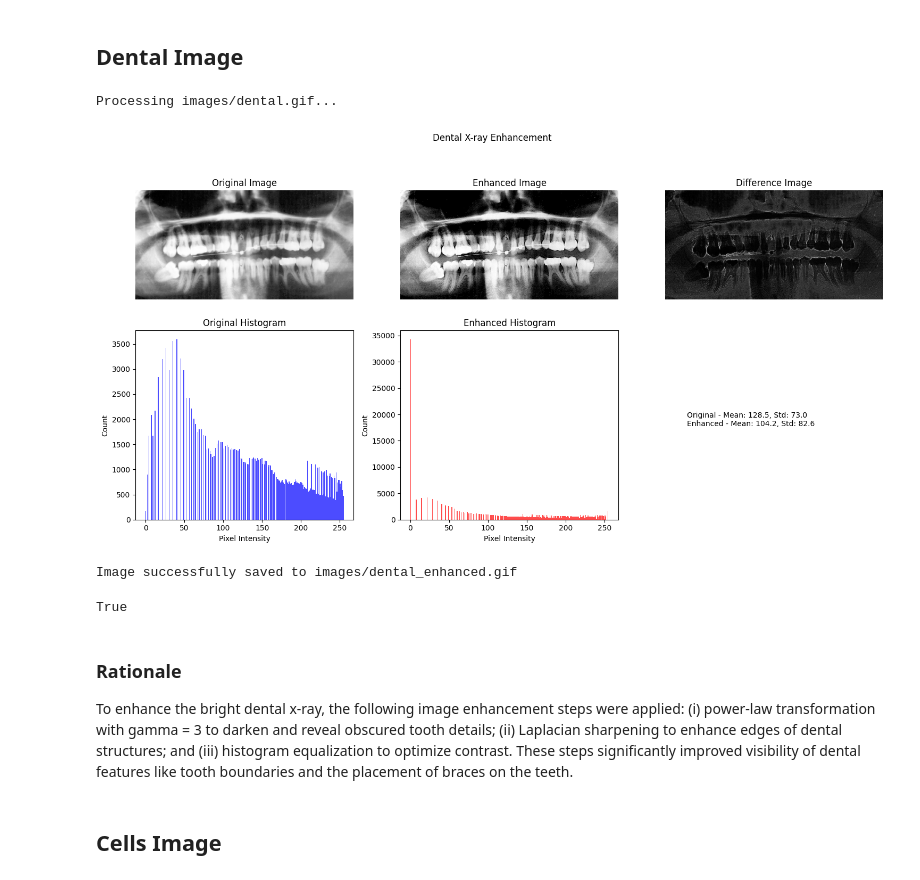
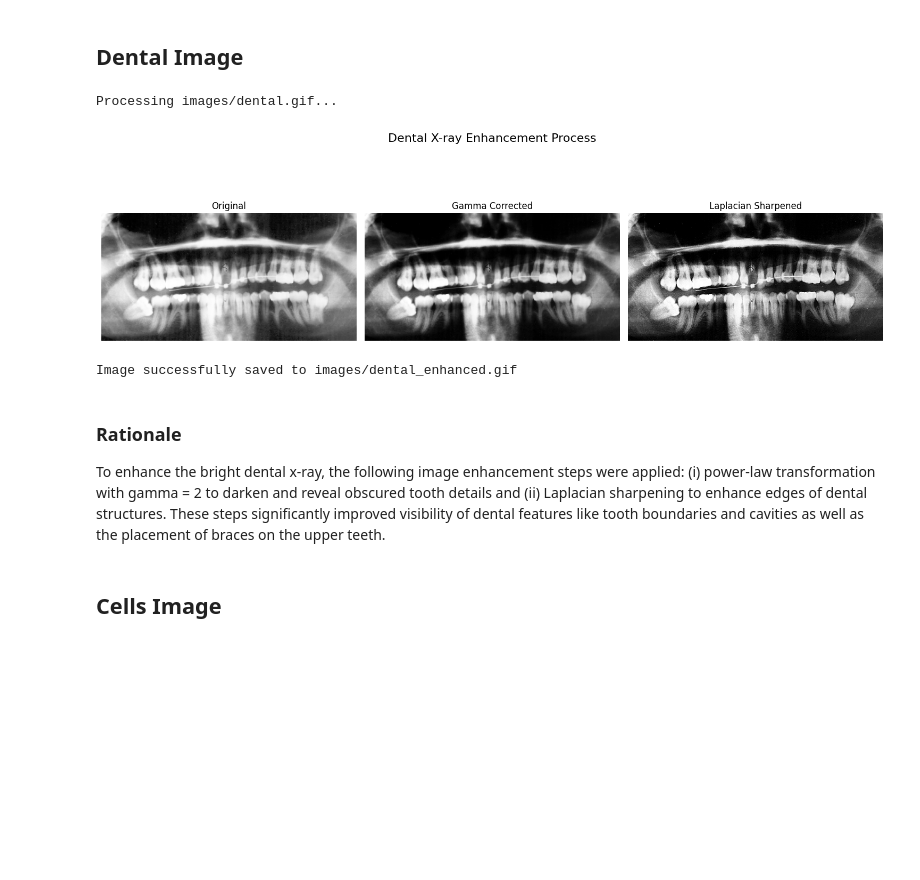
Before and after one commit to lendl-uy/cs282, a Jupyter notebook: pa1/cs282_pa_1_item_5_uy.ipynb, the cells around one changed output. Saved outputs shown, nothing was run; the diff lists cells and outputs as text; code cells hidden in the pictures; blank space fills up the shorter version.

```diff
--- a/pa1/cs282_pa_1_item_5_uy.ipynb
+++ b/pa1/cs282_pa_1_item_5_uy.ipynb
@@ -81,8 +81,6 @@ def save_image(image_array, output_path):
             cv2.imwrite(output_path, image_array)
 
         print(f"Image successfully saved to {output_path}")
-        return True
 
     except Exception as e:
-        print(f"Error saving image: {e}")
-        return False
+        raise RuntimeError("Error saving image")
@@ -141,37 +142,37 @@ def display_results(original, enhanced, title="Image Enhancement Results"):
 # %%
 # Dental X-ray enhancement
 dental_img_dir = f"{images_directory}/dental.gif"
 
 print(f"\nProcessing {dental_img_dir}...")
 dental_img = read_image(dental_img_dir)
 
 # Apply power-law transformation (gamma correction)
 # Image is bright. Apply gamma > 1 to compress gray levels
-gamma = 3
-dental_enhanced = np.array(255 * (dental_img / 255) ** gamma, dtype=np.uint8)
+gamma = 2
+gamma_corrected = np.array(255 * (dental_img / 255) ** gamma, dtype=np.uint8)
 
 # Apply Laplacian sharpening
-kernel = np.array([[0, -1, 0],
-                   [-1, 5, -1],
-                   [0, -1, 0]], dtype=np.float32)
-dental_enhanced = cv2.filter2D(dental_enhanced, -1, kernel)
+kernel = np.array([[0, 1, 0],
+                [1, -4, 1],
+                [0, 1, 0]], dtype=np.float32)
+laplacian = cv2.filter2D(gamma_corrected, cv2.CV_64F, kernel)
+final_enhanced = np.uint8(np.clip(gamma_corrected - laplacian, 0, 255))
 
-# Histogram equalization to improve contrast
-dental_enhanced = cv2.equalizeHist(dental_enhanced)
-
-display_results(dental_img, dental_enhanced, "Dental X-ray Enhancement")
+# Display all steps
+images = [dental_img, gamma_corrected, final_enhanced]
+titles = ["Original", "Gamma Corrected", "Laplacian Sharpened"]
+display_enhancement_steps(images, titles, "Dental X-ray Enhancement Process")
 
 # Save the enhanced image
-save_image(dental_enhanced, f"{images_directory}/dental_enhanced.gif")
+save_image(final_enhanced, f"{images_directory}/dental_enhanced.gif")
 # %% [output]
 Processing images/dental.gif...
-[figure, old version]
+[figure, new version]
 Image successfully saved to images/dental_enhanced.gif
-True
 # %% [markdown]
 ### Rationale
 
-To enhance the bright dental x-ray, the following image enhancement steps were applied: (i) power-law transformation with gamma = 3 to darken and reveal obscured tooth details; (ii) Laplacian sharpening to enhance edges of dental structures; and (iii) histogram equalization to optimize contrast. These steps significantly improved visibility of dental features like tooth boundaries and the placement of braces on the teeth.
+To enhance the bright dental x-ray, the following image enhancement steps were applied: (i) power-law transformation with gamma = 2 to darken and reveal obscured tooth details and (ii) Laplacian sharpening to enhance edges of dental structures. These steps significantly improved visibility of dental features like tooth boundaries and cavities as well as the placement of braces on the upper teeth.
 # %% [markdown]
 ## Cells Image
 # %%
```
Also changed, not shown: parts of 10 cells of this notebook, 29 other files.
